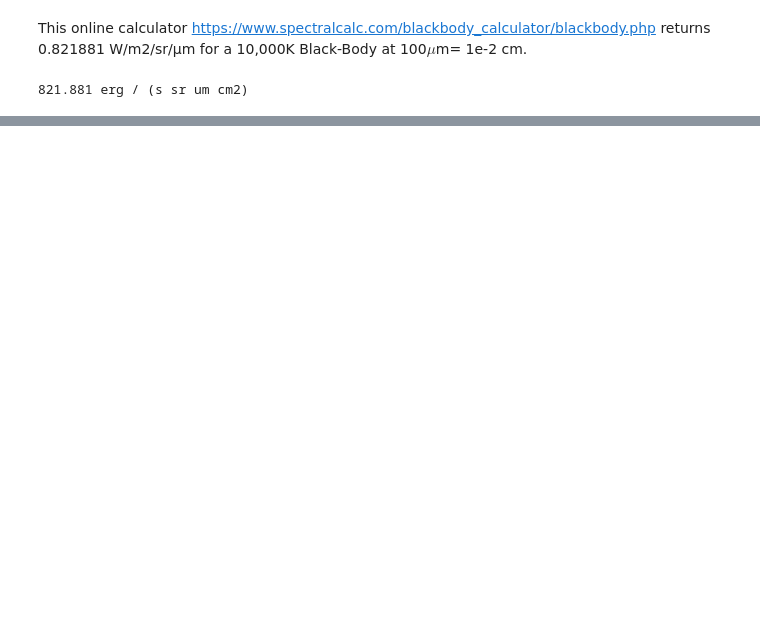
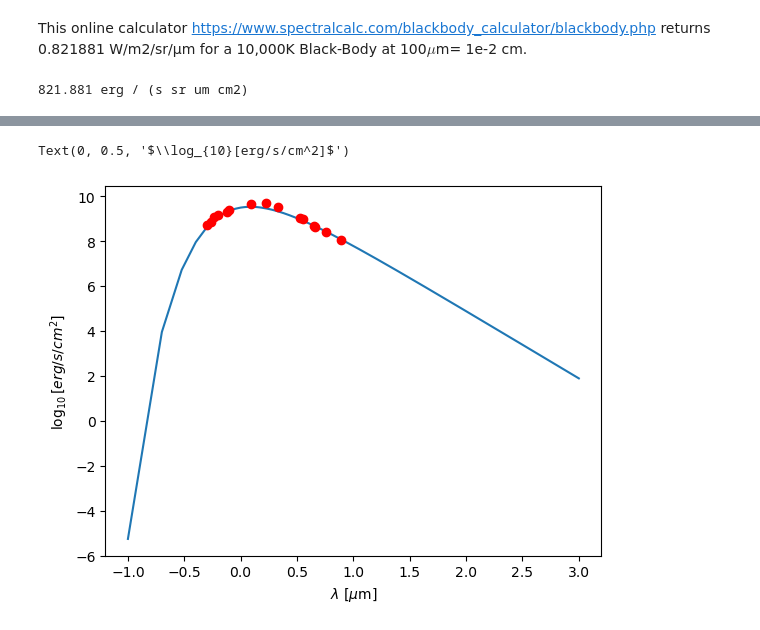
Before and after one commit to juliaroquette/project_with_Nikos, a Jupyter notebook: testing_BlackBody.ipynb, the cells around one changed output, grey strips where cells are left out. Drawn from its saved outputs; the diff is of its cells as text; code cells hidden in the pictures; blank space fills up the shorter version.

```diff
--- a/testing_BlackBody.ipynb
+++ b/testing_BlackBody.ipynb
@@ -121,0 +203,17 @@ print(test.to(u.erg/u.s/u.cm**2/u.um/u.sr))
+# %%
+nu_Fnu = np.array([1.61e-11, 2.18e-11, 3.98e-11, 4.51e-11, 6.60e-11, 8.08e-11,
+          1.44e-10, 1.61e-10, 1.05e-10, 3.48e-11, 3.08e-11, 1.57e-11,
+          1.42e-11, 8.59e-12, 3.71e-12])
+lamb = np.array([0.503575, 0.546757, 0.582239, 0.635735, 0.761996,
+                 0.782865, 1.235, 1.662, 2.159, 3.3526, 3.537841,
+                 4.478049, 4.6028, 5.696178, 7.79784])
+# %%
+norm=1e11
+Teff = 3000*u.K
+plt.plot(np.log10(wl_array.to(u.um).value), equation8(wl_array, Teff, myBlackBody))
+plt.plot(np.log10(lamb), np.log10(norm*nu_Fnu*dist_term) , 'ro')
+plt.xlabel('$\lambda$ [$\mu$m]')
+plt.ylabel('$\log_{10}[erg/s/cm^2]$')
+# %% [output]
+Text(0, 0.5, '$\\log_{10}[erg/s/cm^2]$')
+[figure, added]
```
Also changed, not shown: parts of 35 cells of this notebook, 1 other file.
